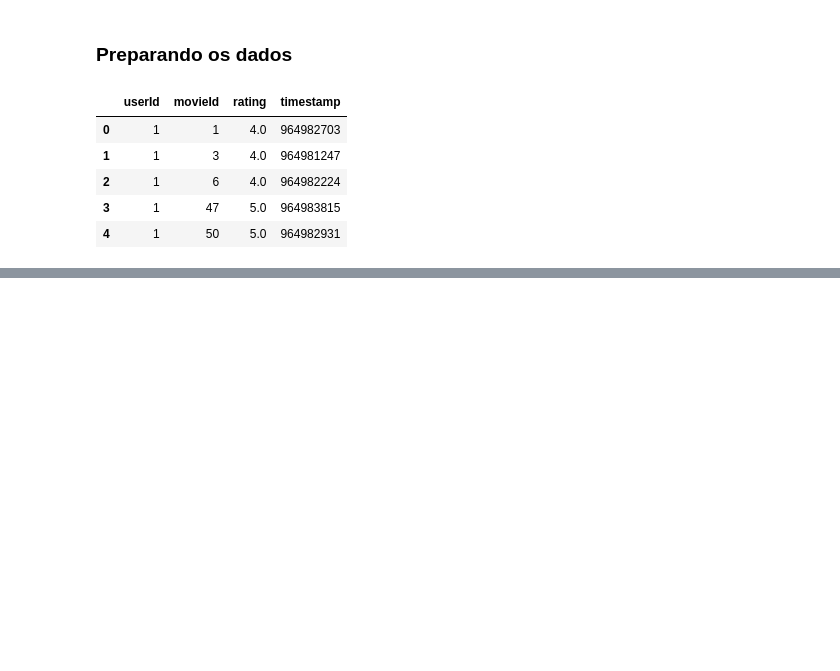
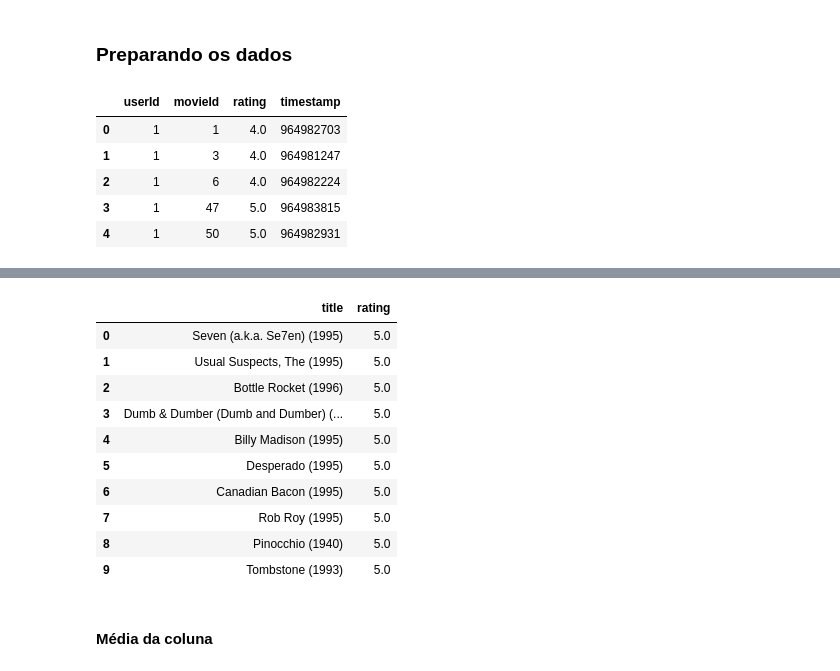
Before and after one commit to Salies/posmac-alcd, a Jupyter notebook: Aula 8 (missing data e reduced-rank regression)/matrix_completion.ipynb, the cells around one changed output, grey strips where cells are left out. Saved outputs shown, nothing was run; the diff lists cells and outputs as text; code cells hidden in the pictures; blank space fills up the shorter version.

```diff
--- a/Aula 8 (missing data e reduced-rank regression)/matrix_completion.ipynb
+++ b/Aula 8 (missing data e reduced-rank regression)/matrix_completion.ipynb
@@ -108,0 +164,16 @@ array([[ 2.49166534,  2.48925201,  1.17225678, ..., -0.36659727,
+# %%
+top_user_movies(1)
+# %% [output]
+|  | title | rating |
+| 0 | Seven (a.k.a. Se7en) (1995) | 5.0 |
+| 1 | Usual Suspects, The (1995) | 5.0 |
+| 2 | Bottle Rocket (1996) | 5.0 |
+| 3 | Dumb & Dumber (Dumb and Dumber) (... | 5.0 |
+| 4 | Billy Madison (1995) | 5.0 |
+| 5 | Desperado (1995) | 5.0 |
+| 6 | Canadian Bacon (1995) | 5.0 |
+| 7 | Rob Roy (1995) | 5.0 |
+| 8 | Pinocchio (1940) | 5.0 |
+| 9 | Tombstone (1993) | 5.0 |
+# %% [markdown]
+#### Média da coluna
```
Also changed, not shown: parts of 39 cells of this notebook, 7 other files.
